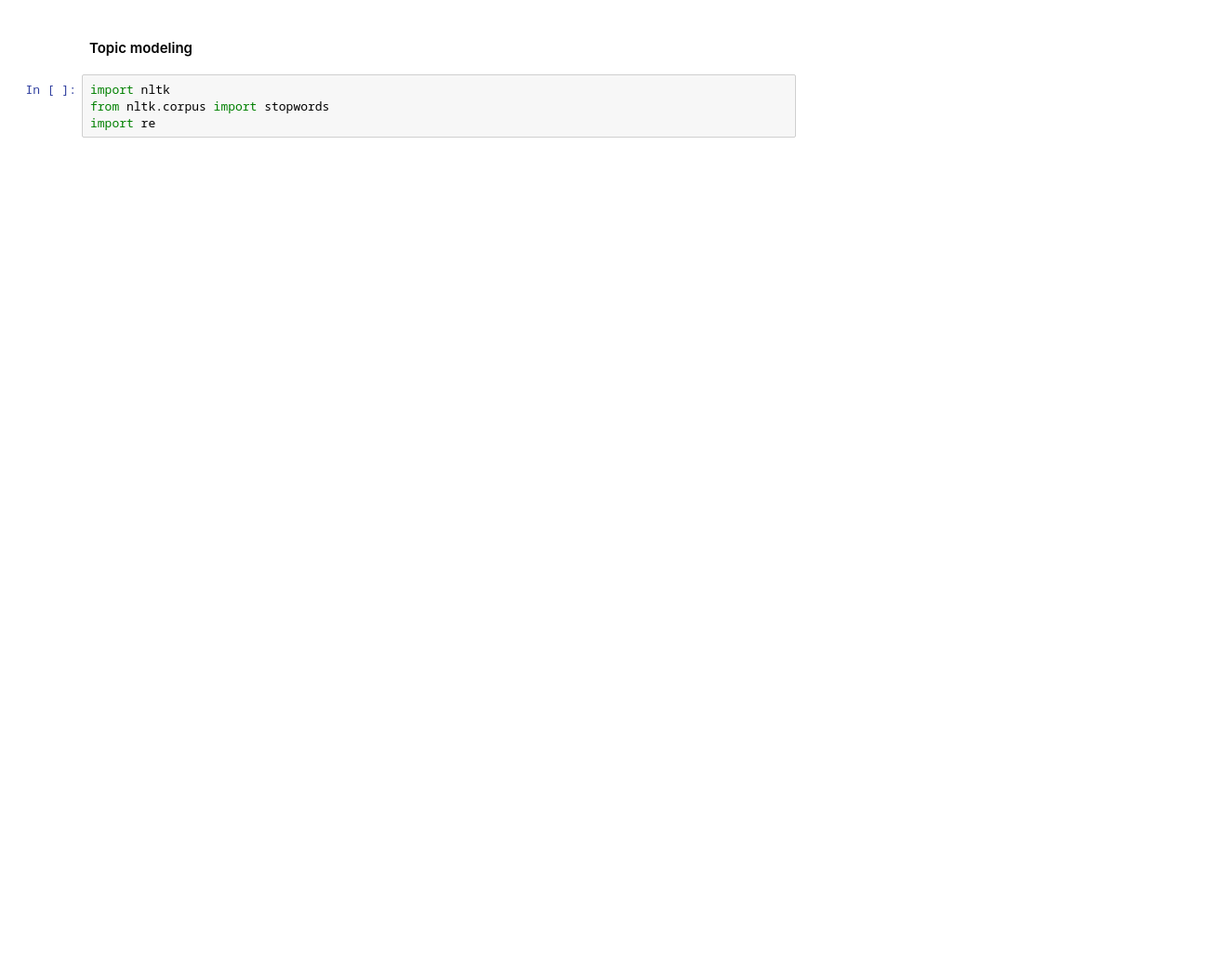
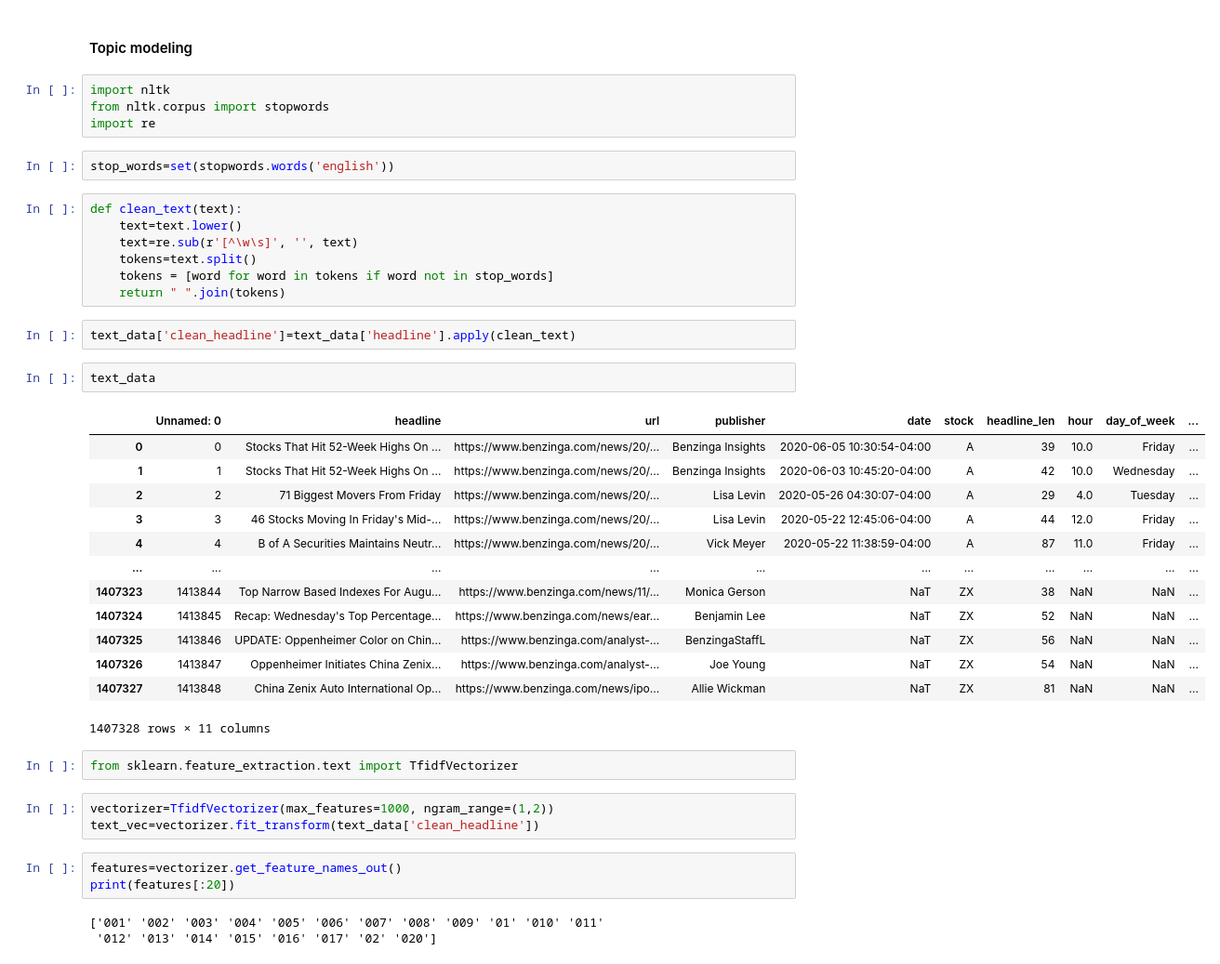
Before and after one commit to soliana-k/stock_news_sentiment, a Jupyter notebook: notebooks/nlp/sentiment_analysis.ipynb, the cells around one changed output. Shown at 93% size. Drawn from its saved outputs; the diff is of its cells as text; blank space fills up the shorter version.

```diff
--- a/notebooks/nlp/sentiment_analysis.ipynb
+++ b/notebooks/nlp/sentiment_analysis.ipynb
@@ -120,3 +120,41 @@ plt.show()
 import nltk
 from nltk.corpus import stopwords
 import re
+# %%
+stop_words=set(stopwords.words('english'))
+# %%
+def clean_text(text):
+    text=text.lower()
+    text=re.sub(r'[^\w\s]', '', text)
+    tokens=text.split()
+    tokens = [word for word in tokens if word not in stop_words]
+    return " ".join(tokens)
+# %%
+text_data['clean_headline']=text_data['headline'].apply(clean_text)
+# %%
+text_data
+# %% [output]
+|  | Unnamed: 0 | headline | url | publisher | date | stock | headline_len | hour | day_of_week | ... |
+| 0 | 0 | Stocks That Hit 52-Week Highs On ... | https://www.benzinga.com/news/20/... | Benzinga Insights | 2020-06-05 10:30:54-04:00 | A | 39 | 10.0 | Friday | ... |
+| 1 | 1 | Stocks That Hit 52-Week Highs On ... | https://www.benzinga.com/news/20/... | Benzinga Insights | 2020-06-03 10:45:20-04:00 | A | 42 | 10.0 | Wednesday | ... |
+| 2 | 2 | 71 Biggest Movers From Friday | https://www.benzinga.com/news/20/... | Lisa Levin | 2020-05-26 04:30:07-04:00 | A | 29 | 4.0 | Tuesday | ... |
+| 3 | 3 | 46 Stocks Moving In Friday's Mid-... | https://www.benzinga.com/news/20/... | Lisa Levin | 2020-05-22 12:45:06-04:00 | A | 44 | 12.0 | Friday | ... |
+| 4 | 4 | B of A Securities Maintains Neutr... | https://www.benzinga.com/news/20/... | Vick Meyer | 2020-05-22 11:38:59-04:00 | A | 87 | 11.0 | Friday | ... |
+| ... | ... | ... | ... | ... | ... | ... | ... | ... | ... | ... |
+| 1407323 | 1413844 | Top Narrow Based Indexes For Augu... | https://www.benzinga.com/news/11/... | Monica Gerson | NaT | ZX | 38 | NaN | NaN | ... |
+| 1407324 | 1413845 | Recap: Wednesday's Top Percentage... | https://www.benzinga.com/news/ear... | Benjamin Lee | NaT | ZX | 52 | NaN | NaN | ... |
+| 1407325 | 1413846 | UPDATE: Oppenheimer Color on Chin... | https://www.benzinga.com/analyst-... | BenzingaStaffL | NaT | ZX | 56 | NaN | NaN | ... |
+| 1407326 | 1413847 | Oppenheimer Initiates China Zenix... | https://www.benzinga.com/analyst-... | Joe Young | NaT | ZX | 54 | NaN | NaN | ... |
+| 1407327 | 1413848 | China Zenix Auto International Op... | https://www.benzinga.com/news/ipo... | Allie Wickman | NaT | ZX | 81 | NaN | NaN | ... |
+1407328 rows × 11 columns
+# %%
+from sklearn.feature_extraction.text import TfidfVectorizer
+# %%
+vectorizer=TfidfVectorizer(max_features=1000, ngram_range=(1,2))
+text_vec=vectorizer.fit_transform(text_data['clean_headline'])
+# %%
+features=vectorizer.get_feature_names_out()
+print(features[:20])
+# %% [output]
+['001' '002' '003' '004' '005' '006' '007' '008' '009' '01' '010' '011'
+ '012' '013' '014' '015' '016' '017' '02' '020']
```
Also changed, not shown: parts of 6 cells of this notebook.
